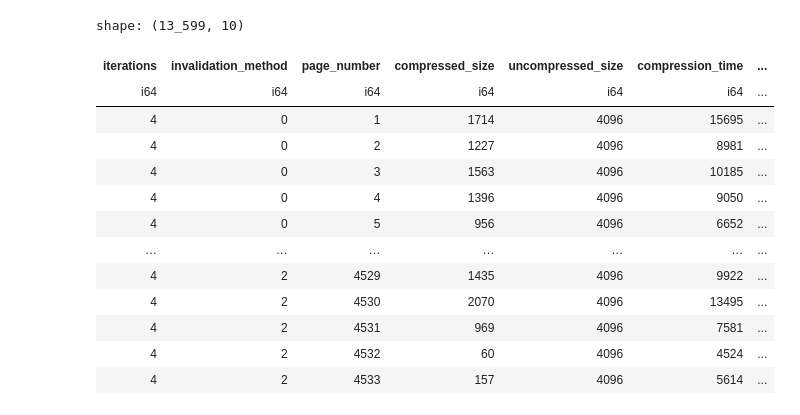
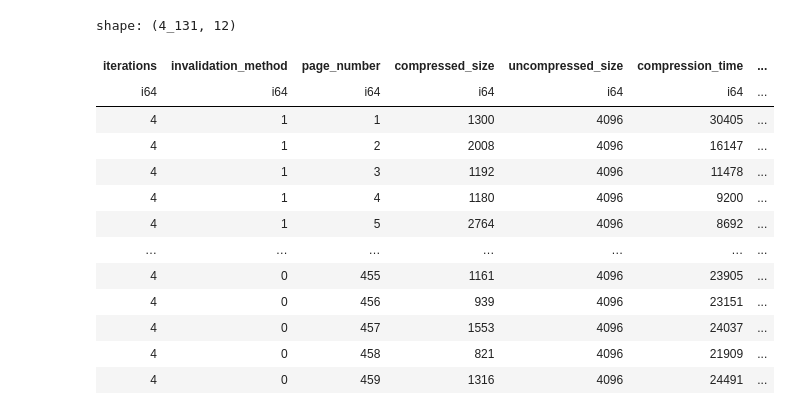
Before and after one commit to frisbii/compression-compare, a Jupyter notebook: visyay.ipynb, the cells around one changed output. Saved outputs shown, nothing was run; the diff lists cells and outputs as text; code cells hidden in the pictures.

```diff
--- a/visyay.ipynb
+++ b/visyay.ipynb
@@ -1,29 +1,29 @@
 # %%
 import matplotlib.pyplot as plt
 import numpy as np
 import polars as pl
 import seaborn as sns
 
 from mpl_toolkits.mplot3d import Axes3D
 
-df = pl.read_parquet("out/1_work-medium_lz4.parquet")
+df = pl.read_parquet("out/*.parquet")
 
 df
 # %% [output]
-shape: (13_599, 10)
+shape: (4_131, 12)
 | iterations | invalidation_method | page_number | compressed_size | uncompressed_size | compression_time | ... |
 | i64 | i64 | i64 | i64 | i64 | i64 | ... |
-| 4 | 0 | 1 | 1714 | 4096 | 15695 | ... |
-| 4 | 0 | 2 | 1227 | 4096 | 8981 | ... |
-| 4 | 0 | 3 | 1563 | 4096 | 10185 | ... |
-| 4 | 0 | 4 | 1396 | 4096 | 9050 | ... |
-| 4 | 0 | 5 | 956 | 4096 | 6652 | ... |
+| 4 | 1 | 1 | 1300 | 4096 | 30405 | ... |
+| 4 | 1 | 2 | 2008 | 4096 | 16147 | ... |
+| 4 | 1 | 3 | 1192 | 4096 | 11478 | ... |
+| 4 | 1 | 4 | 1180 | 4096 | 9200 | ... |
+| 4 | 1 | 5 | 2764 | 4096 | 8692 | ... |
 | … | … | … | … | … | … | ... |
-| 4 | 2 | 4529 | 1435 | 4096 | 9922 | ... |
-| 4 | 2 | 4530 | 2070 | 4096 | 13495 | ... |
-| 4 | 2 | 4531 | 969 | 4096 | 7581 | ... |
-| 4 | 2 | 4532 | 60 | 4096 | 4524 | ... |
-| 4 | 2 | 4533 | 157 | 4096 | 5614 | ... |
+| 4 | 0 | 455 | 1161 | 4096 | 23905 | ... |
+| 4 | 0 | 456 | 939 | 4096 | 23151 | ... |
+| 4 | 0 | 457 | 1553 | 4096 | 24037 | ... |
+| 4 | 0 | 458 | 821 | 4096 | 21909 | ... |
+| 4 | 0 | 459 | 1316 | 4096 | 24491 | ... |
 # %%
 df1 = df.with_columns(
     pl.col("compression_time")
```
Also changed, not shown: parts of 1 cell of this notebook, 4 other files.
